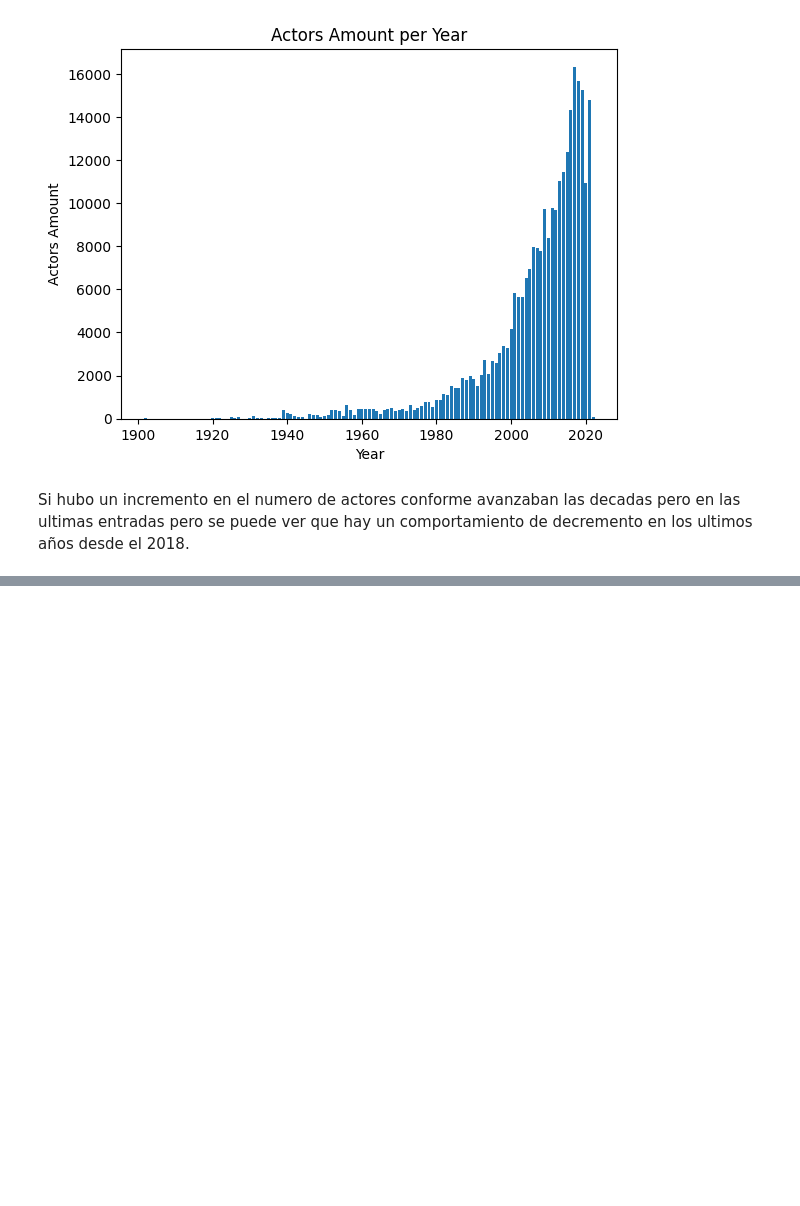
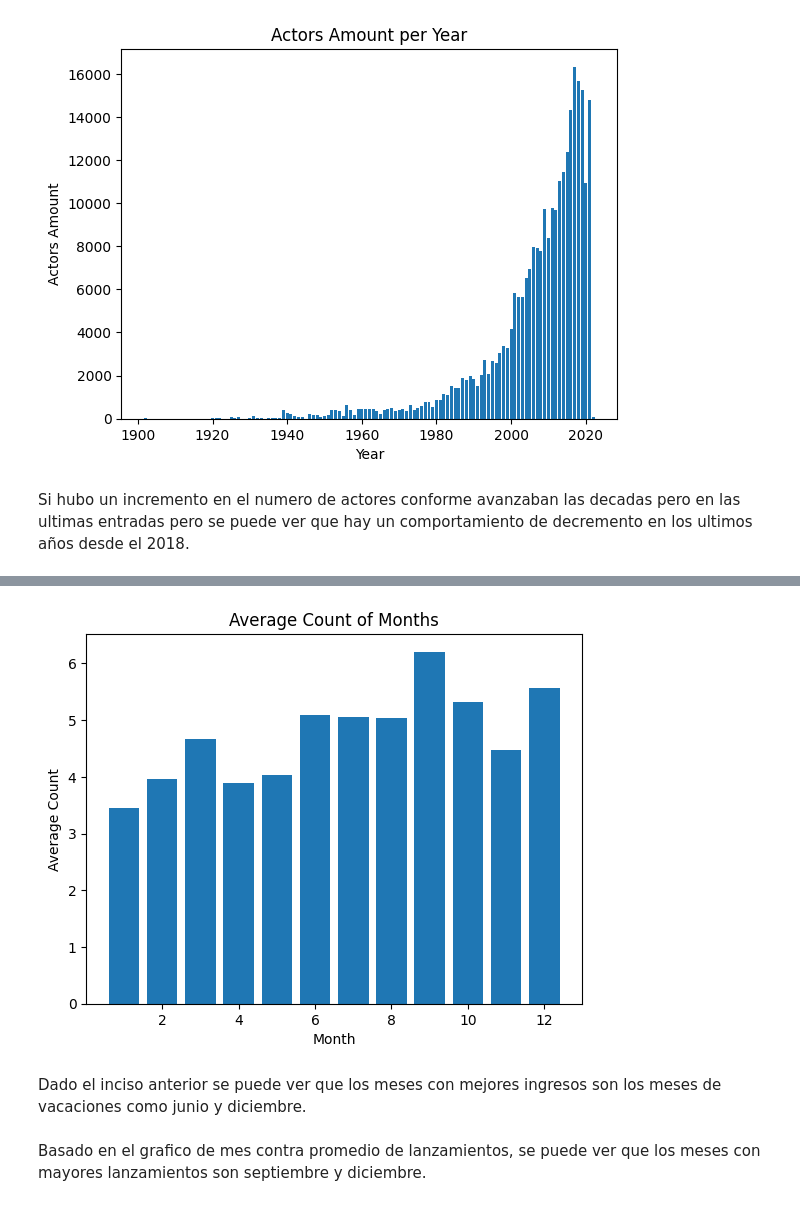
Before and after one commit to her20053/Mineria-de-datos, a Jupyter notebook: HT1 Analisis Exploratorio/HT1.ipynb, the cells around one changed output, grey strips where cells are left out. Saved outputs shown, nothing was run; the diff lists cells and outputs as text; code cells hidden in the pictures; blank space fills up the shorter version.

```diff
--- a/HT1 Analisis Exploratorio/HT1.ipynb
+++ b/HT1 Analisis Exploratorio/HT1.ipynb
@@ -331,0 +481,41 @@ Si hubo un incremento en el numero de actores conforme avanzaban las decadas per
+# %%
+
+df_real_month = prueba[['releaseDate','revenue','genres']].dropna()
+
+df_real_month = df_real_month[df_real_month.revenue != 0][['releaseDate']]
+
+grouped = df_real_month.groupby(df_real_month['releaseDate'].dt.year)
+
+# Contar la frecuencia de cada mes
+month_counts = {}
+for name, group in grouped:
+    month_counts[name] = group['releaseDate'].dt.month.value_counts().to_dict()
+
+# Hacer la media de los conteos de meses
+total_months = {}
+for year, counts in month_counts.items():
+    for month, count in counts.items():
+        if month not in total_months:
+            total_months[month] = count
+        else:
+            total_months[month] += count
+
+# Dividir la suma de los conteos de cada mes por el número de años
+average_months = {month: count / len(month_counts) for month, count in total_months.items()}
+
+
+# Ordenar el diccionario y graficar los resultados
+sorted_months = sorted(average_months.items(), key=lambda x: x[1], reverse=True)
+months, counts = zip(*sorted_months)
+
+plt.bar(months, counts)
+plt.xlabel('Month')
+plt.ylabel('Average Count')
+plt.title('Average Count of Months')
+plt.show()
+# %% [output]
+[figure, added]
+# %% [markdown]
+Dado el inciso anterior se puede ver que los meses con mejores ingresos son los meses de vacaciones como junio y diciembre.
+# %% [markdown]
+Basado en el grafico de mes contra promedio de lanzamientos, se puede ver que los meses con mayores lanzamientos son septiembre y diciembre.
```
Also changed, not shown: parts of 29 cells of this notebook, 1 other file.
